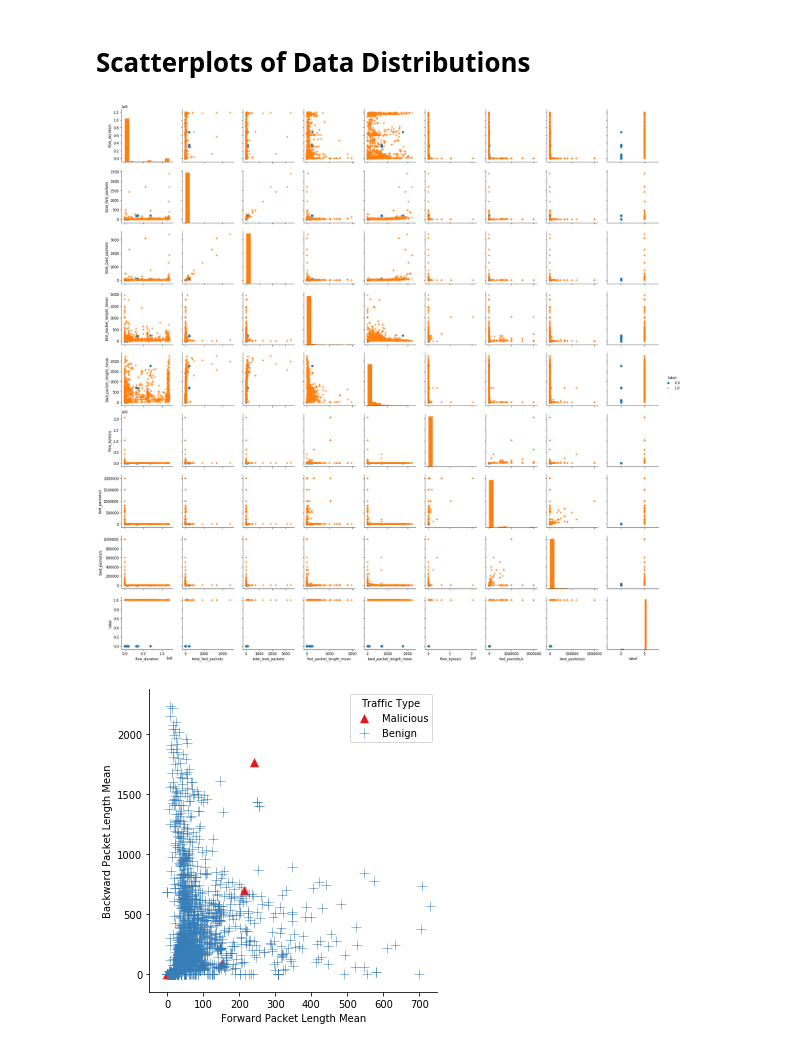
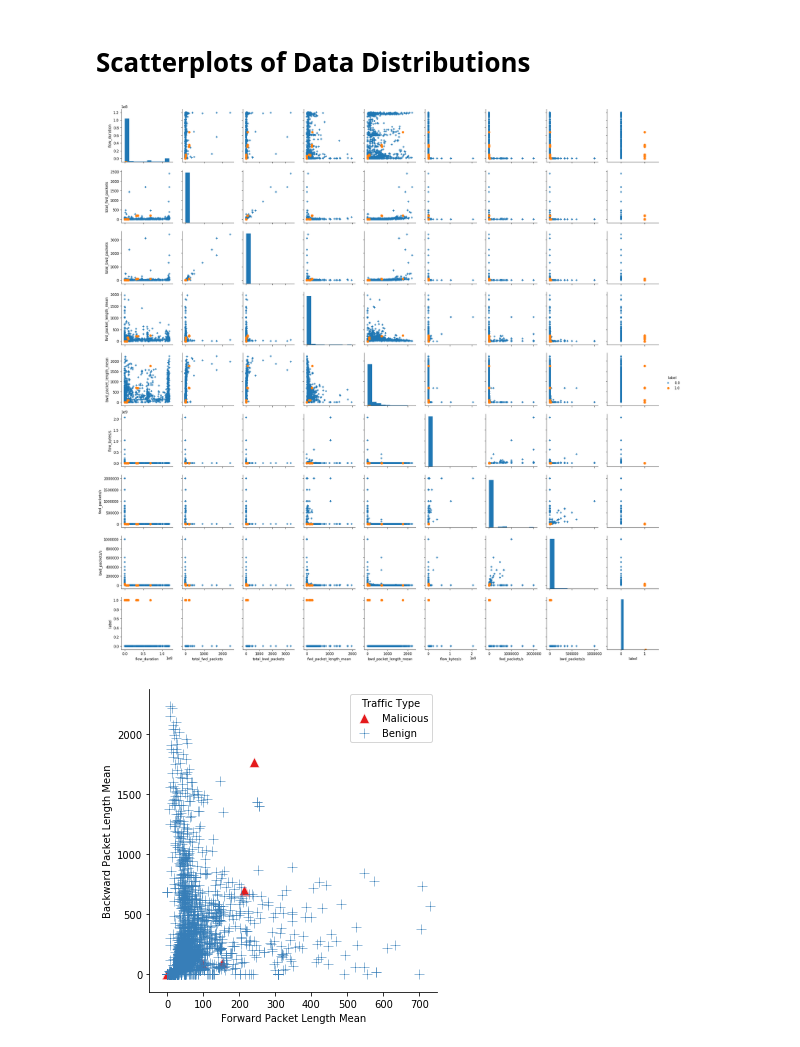
Before and after one commit to mwnewlin/AFIT, a Jupyter notebook: CSCE 623/project/code/NEWLIN_Project.ipynb, the cells around one changed output. Drawn from its saved outputs; the diff is of its cells as text; code cells hidden in the pictures.

```diff
--- a/CSCE 623/project/code/NEWLIN_Project.ipynb
+++ b/CSCE 623/project/code/NEWLIN_Project.ipynb
@@ -105,10 +105,10 @@ None
 # %%
 benign = 'BENIGN'
 benign_df = original_df[original_df['label'] == benign]
-benign_df.label = 1
+benign_df.label = 0
 # Get number of malicious entries
 malicious_df = original_df[original_df['label'] != benign]
-malicious_df.label = 0
+malicious_df.label = 1
 display(malicious_df.head())
 display(malicious_df.describe())
 """
@@ -206,15 +206,15 @@ display(nonTest_df_unscaled.describe())
 # %% [markdown]
 # Scatterplots of Data Distributions
 # %%
-benign = 1
+benign = 0
 scatter_df_benign = nonTest_df_unscaled[nonTest_df_unscaled.label==benign].sample(frac=0.05, random_state=1)
 scatter_df_malicious = nonTest_df_unscaled[nonTest_df_unscaled.label!=benign].sample(frac=0.05, random_state=1)
 scatter_df = pd.concat([scatter_df_benign, scatter_df_malicious])
 # %%
-g = sns.PairGrid(scatter_df, hue="label", hue_kws={"marker": ["o", "+"]})
+g = sns.PairGrid(scatter_df, hue="label", hue_kws={"marker": ["+", "o"]})
 g.map_diag(plt.hist)
 g.map_offdiag(plt.scatter)
 g.add_legend();
 # %% [output]
-[figure, old version]
+[figure, new version]
 # %%
```
Also changed, not shown: parts of 30 cells of this notebook, 12 other files.
